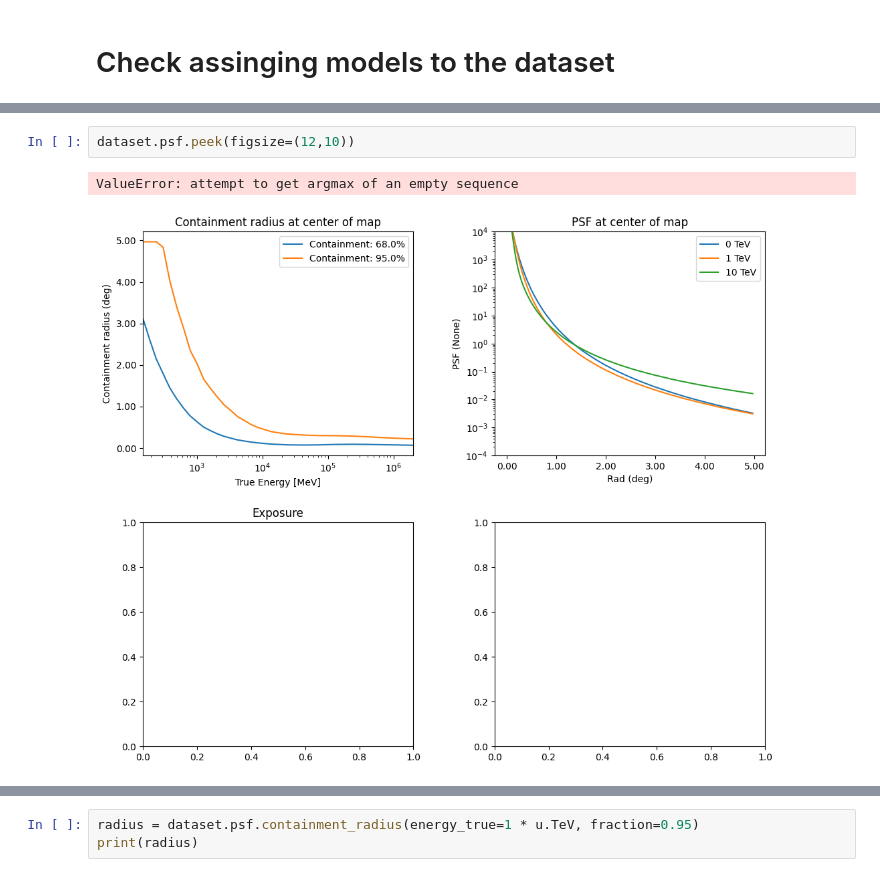
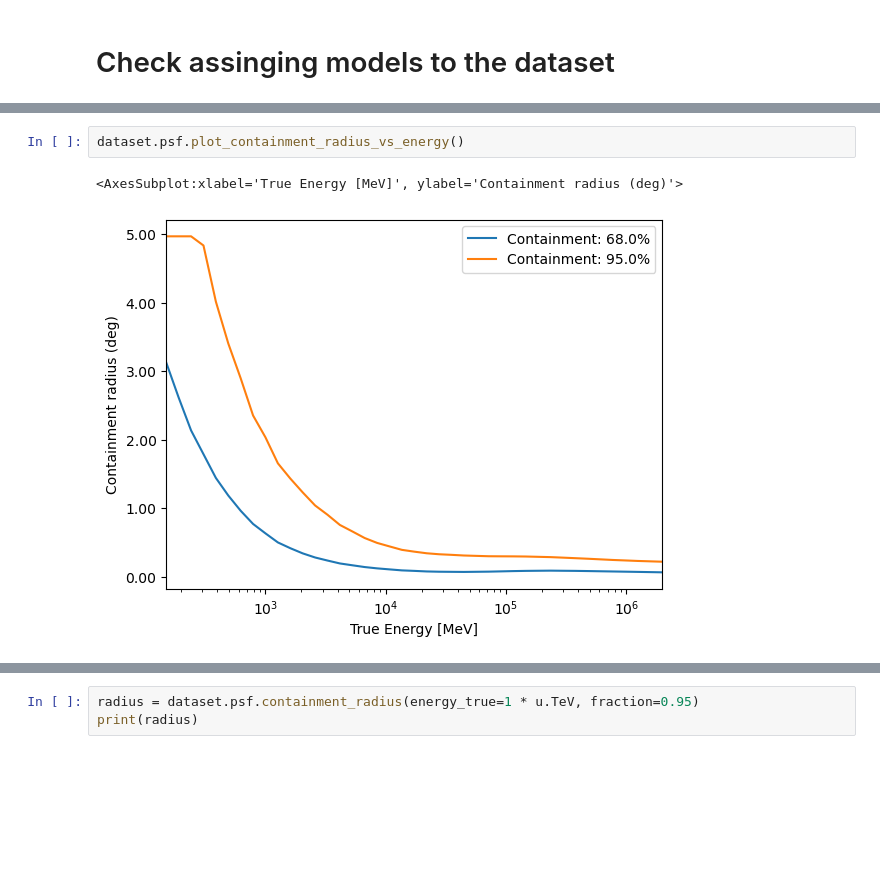
Before and after one commit to chaimain/asgardpy, a Jupyter notebook: notebooks/test_dataset_3d_step.ipynb, the cells around one changed output, grey strips where cells are left out. Drawn from its saved outputs; the diff is of its cells as text; blank space fills up the shorter version.

```diff
--- a/notebooks/test_dataset_3d_step.ipynb
+++ b/notebooks/test_dataset_3d_step.ipynb
@@ -698,6 +651,6 @@ dataset.exposure.plot_interactive(add_cbar=True)
 interactive(children=(SelectionSlider(continuous_update=False, description='Select energy_true:', layout=Layou…
 # %%
-dataset.psf.peek(figsize=(12,10))
+dataset.psf.plot_containment_radius_vs_energy()
 # %% [output]
-ValueError: attempt to get argmax of an empty sequence
+<AxesSubplot:xlabel='True Energy [MeV]', ylabel='Containment radius (deg)'>
-[figure, old version]
+[figure, new version]
```
Also changed, not shown: parts of 45 cells of this notebook, 1 other file.
